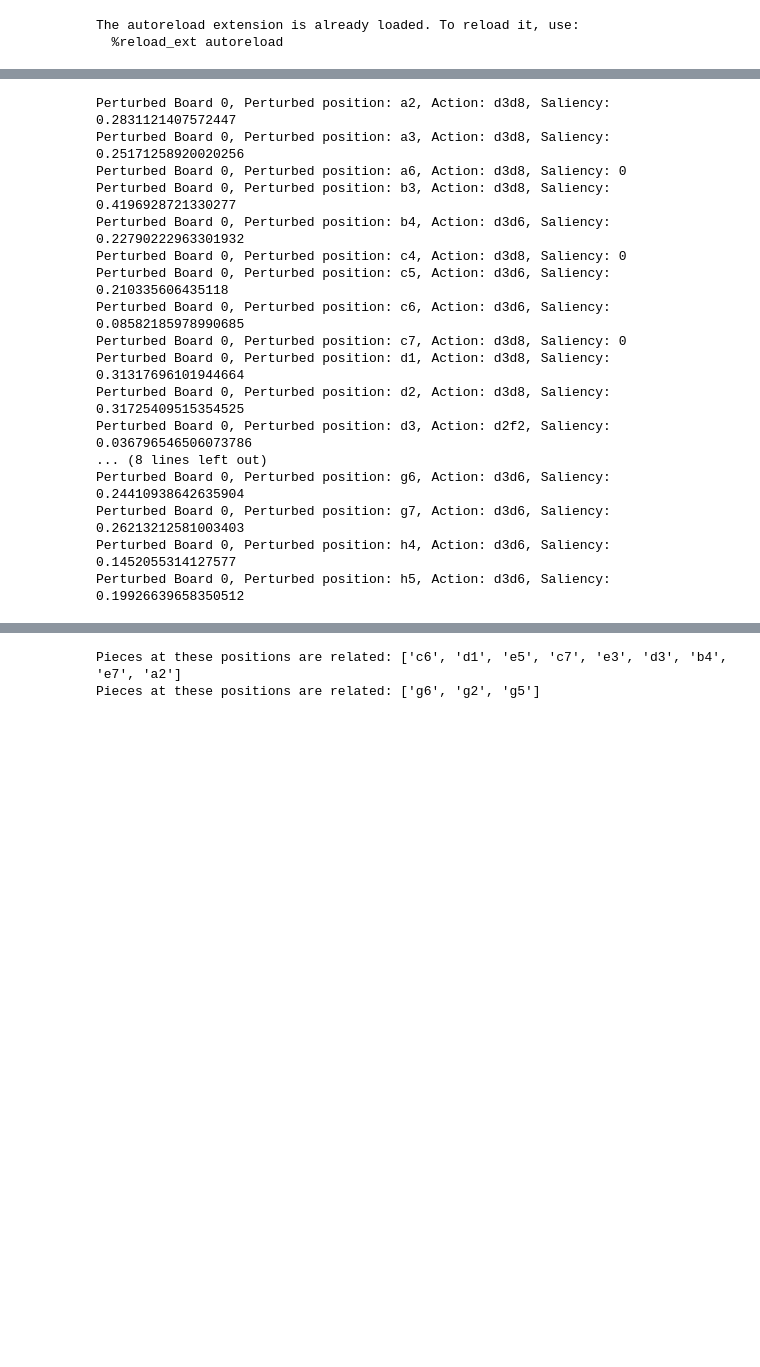
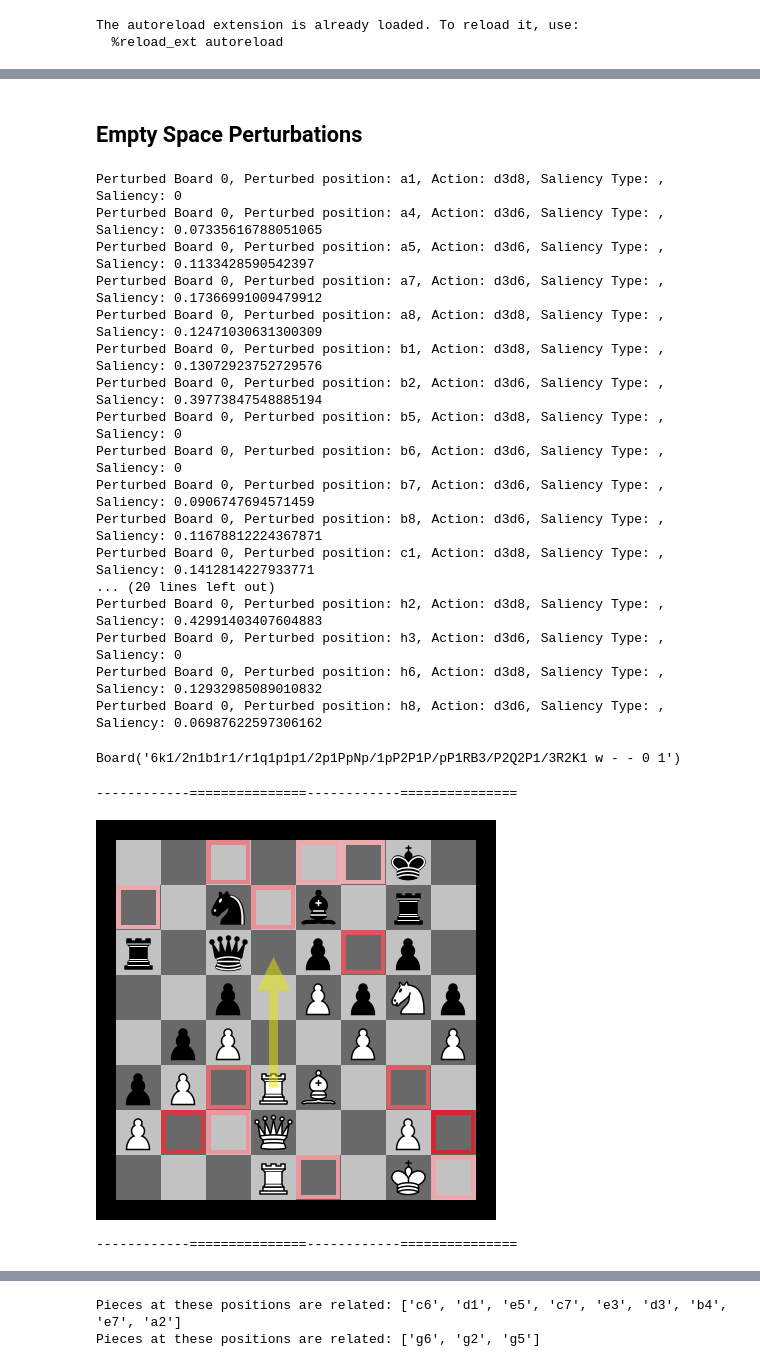
Before and after one commit to radroof22/xAI-chess, a Jupyter notebook: explore_saliency.ipynb, the cells around one changed output, grey strips where cells are left out. Drawn from its saved outputs; the diff is of its cells as text; code cells hidden in the pictures; blank space fills up the shorter version.

Commit message:
finished organizing each technique and the visualizations for each

```diff
--- a/explore_saliency.ipynb
+++ b/explore_saliency.ipynb
@@ -18,9 +28,16 @@ The autoreload extension is already loaded. To reload it, use:
 # %%
 def get_engine(engine_file = './stockfish_15_x64_avx2'):
+    """
+    Generate chess engine object
+    """
     chess_engine = chess.engine.SimpleEngine.popen_uci(engine_file)
     return chess_engine
 
 def q_values(board, candidate_actions, selected_action, multipv=3, runtime=2.0, use_optimal_action=False):
+    """
+    Compute the q-values Q(s,a) for a given board
+    """
+
     options = chess_engine.analyse(board, chess.engine.Limit(time=runtime), multipv=multipv)
 
     score_per_move = defaultdict(int)
@@ -53,6 +70,10 @@ def q_values(board, candidate_actions, selected_action, multipv=3, runtime=2.0,
     return q_vals, selected_action
 # %%
 def removal_perturb(board, position):
+    """
+    Preturb the board by removing the piece from the chosen position if possible
+    """
+
     position = get_move_obj(position)
     piece = board.piece_at(position)
     if not piece or piece == chess.Piece(chess.KING, chess.WHITE) or piece == chess.Piece(chess.KING, chess.BLACK):
@@ -66,6 +87,10 @@ def removal_perturb(board, position):
     return [perturbed_board], position
 
 def empty_space_perturb(board, position):
+    """
+    Preturb the board by adding a pawn (of same color) to empty position if possible
+    """
+
     position = get_move_obj(position)
     piece = board.piece_at(position)
     if not piece:
@@ -90,0 +135,2 @@ def empty_space_perturb(board, position):
+# %% [markdown]
+## Empty Space Perturbations
@@ -94,7 +187,6 @@ num_actions = 100
 runtime = 1.5
 use_optimal_action = True
 allow_defense = False
-#########################################
 
 # Bishop Pins Rooks
 # FEN = "5rk1/6pp/1B1r4/5p2/8/2P5/PP6/1K4R1 w - - 0 1"
@@ -119,7 +211,7 @@ allow_defense = False
 # Random Complicated Position
 FEN = '6k1/2n1b1r1/r1q1p1p1/2p1PpNp/1pP2P1P/pP1RB3/P2Q2P1/3R2K1 w - - 0 1'
 action = ''
-
+#########################################
 
 chess_engine = get_engine()
 board = chess.Board(FEN)
@@ -127,11 +219,13 @@ legal_moves = set(list(board.legal_moves))
 perturbation_to_qvals = dict()
 perturbation_to_saliency = dict()
 
+optimal_move_original_board = None
+
 board_positions = get_all_pos()
 for pos in board_positions:
     # can substitute for any perturb function
-    perturbed_state = removal_perturb(board, pos)
-    # perturbed_state = empty_space_perturb(board, pos)
+    # perturbed_state = removal_perturb(board, pos)
+    perturbed_state = empty_space_perturb(board, pos)
     if perturbed_state is None:
         continue
 
@@ -148,6 +242,9 @@ for pos in board_positions:
 
         q_vals_before, selected_action = q_values(board, candidate_actions, action, multipv=num_actions,
                                             runtime=runtime, use_optimal_action=use_optimal_action)
+
+        optimal_move_original_board = selected_action
+
         q_vals_after, selected_action = q_values(perturbed_board, candidate_actions, selected_action,
                                             multipv=num_actions, runtime=runtime)
 
@@ -161,22 +258,32 @@ for pos in board_positions:
 
         perturbation_to_saliency[pos] = abs(saliency)
         perturbation_to_qvals[pos] = [q_vals_before, q_vals_after]
-        print(f'Perturbed Board {i}, Perturbed position: {pos}, Action: {selected_action}, {saliency_type}Saliency: {saliency}')
+        print(f'Perturbed Board {i}, Perturbed position: {pos}, Action: {selected_action}, Saliency Type: {saliency_type}, Saliency: {saliency}')
 # %% [output]
-Perturbed Board 0, Perturbed position: a2, Action: d3d8, Saliency: 0.2831121407572447
-Perturbed Board 0, Perturbed position: a3, Action: d3d8, Saliency: 0.25171258920020256
-Perturbed Board 0, Perturbed position: a6, Action: d3d8, Saliency: 0
-Perturbed Board 0, Perturbed position: b3, Action: d3d8, Saliency: 0.4196928721330277
-Perturbed Board 0, Perturbed position: b4, Action: d3d6, Saliency: 0.22790222963301932
-Perturbed Board 0, Perturbed position: c4, Action: d3d8, Saliency: 0
-Perturbed Board 0, Perturbed position: c5, Action: d3d6, Saliency: 0.210335606435118
-Perturbed Board 0, Perturbed position: c6, Action: d3d6, Saliency: 0.08582185978990685
-Perturbed Board 0, Perturbed position: c7, Action: d3d8, Saliency: 0
-Perturbed Board 0, Perturbed position: d1, Action: d3d8, Saliency: 0.31317696101944664
-Perturbed Board 0, Perturbed position: d2, Action: d3d8, Saliency: 0.31725409515354525
-Perturbed Board 0, Perturbed position: d3, Action: d2f2, Saliency: 0.036796546506073786
-... (8 lines left out)
-Perturbed Board 0, Perturbed position: g6, Action: d3d6, Saliency: 0.24410938642635904
-Perturbed Board 0, Perturbed position: g7, Action: d3d6, Saliency: 0.26213212581003403
-Perturbed Board 0, Perturbed position: h4, Action: d3d6, Saliency: 0.1452055314127577
-Perturbed Board 0, Perturbed position: h5, Action: d3d6, Saliency: 0.19926639658350512
+Perturbed Board 0, Perturbed position: a1, Action: d3d8, Saliency Type: , Saliency: 0
+Perturbed Board 0, Perturbed position: a4, Action: d3d6, Saliency Type: , Saliency: 0.07335616788051065
+Perturbed Board 0, Perturbed position: a5, Action: d3d6, Saliency Type: , Saliency: 0.1133428590542397
+Perturbed Board 0, Perturbed position: a7, Action: d3d6, Saliency Type: , Saliency: 0.17366991009479912
+Perturbed Board 0, Perturbed position: a8, Action: d3d8, Saliency Type: , Saliency: 0.12471030631300309
+Perturbed Board 0, Perturbed position: b1, Action: d3d8, Saliency Type: , Saliency: 0.13072923752729576
+Perturbed Board 0, Perturbed position: b2, Action: d3d6, Saliency Type: , Saliency: 0.39773847548885194
+Perturbed Board 0, Perturbed position: b5, Action: d3d8, Saliency Type: , Saliency: 0
+Perturbed Board 0, Perturbed position: b6, Action: d3d6, Saliency Type: , Saliency: 0
+Perturbed Board 0, Perturbed position: b7, Action: d3d6, Saliency Type: , Saliency: 0.0906747694571459
+Perturbed Board 0, Perturbed position: b8, Action: d3d6, Saliency Type: , Saliency: 0.11678812224367871
+Perturbed Board 0, Perturbed position: c1, Action: d3d8, Saliency Type: , Saliency: 0.1412814227933771
+... (20 lines left out)
+Perturbed Board 0, Perturbed position: h2, Action: d3d8, Saliency Type: , Saliency: 0.42991403407604883
+Perturbed Board 0, Perturbed position: h3, Action: d3d6, Saliency Type: , Saliency: 0
+Perturbed Board 0, Perturbed position: h6, Action: d3d8, Saliency Type: , Saliency: 0.12932985089010832
+Perturbed Board 0, Perturbed position: h8, Action: d3d6, Saliency Type: , Saliency: 0.06987622597306162
+# %%
+board
+# %% [output]
+Board('6k1/2n1b1r1/r1q1p1p1/2p1PpNp/1pP2P1P/pP1RB3/P2Q2P1/3R2K1 w - - 0 1')
+# %%
+generate_heatmap(board, perturbation_to_saliency, optimal_move_original_board)
+# %% [output]
+------------===============------------===============
+[figure, added]
+------------===============------------===============
```
Also changed, not shown: parts of 22 cells of this notebook, 2 other files.
